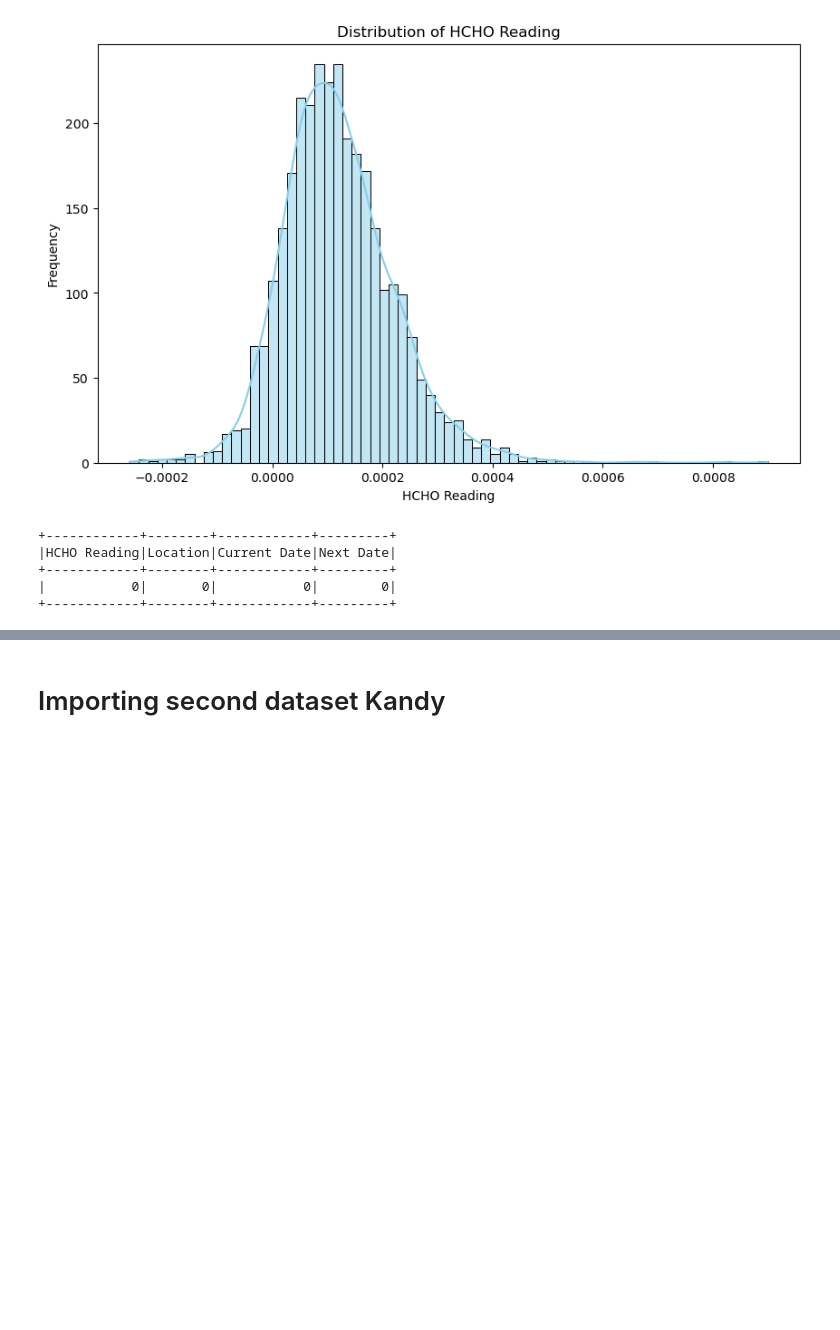
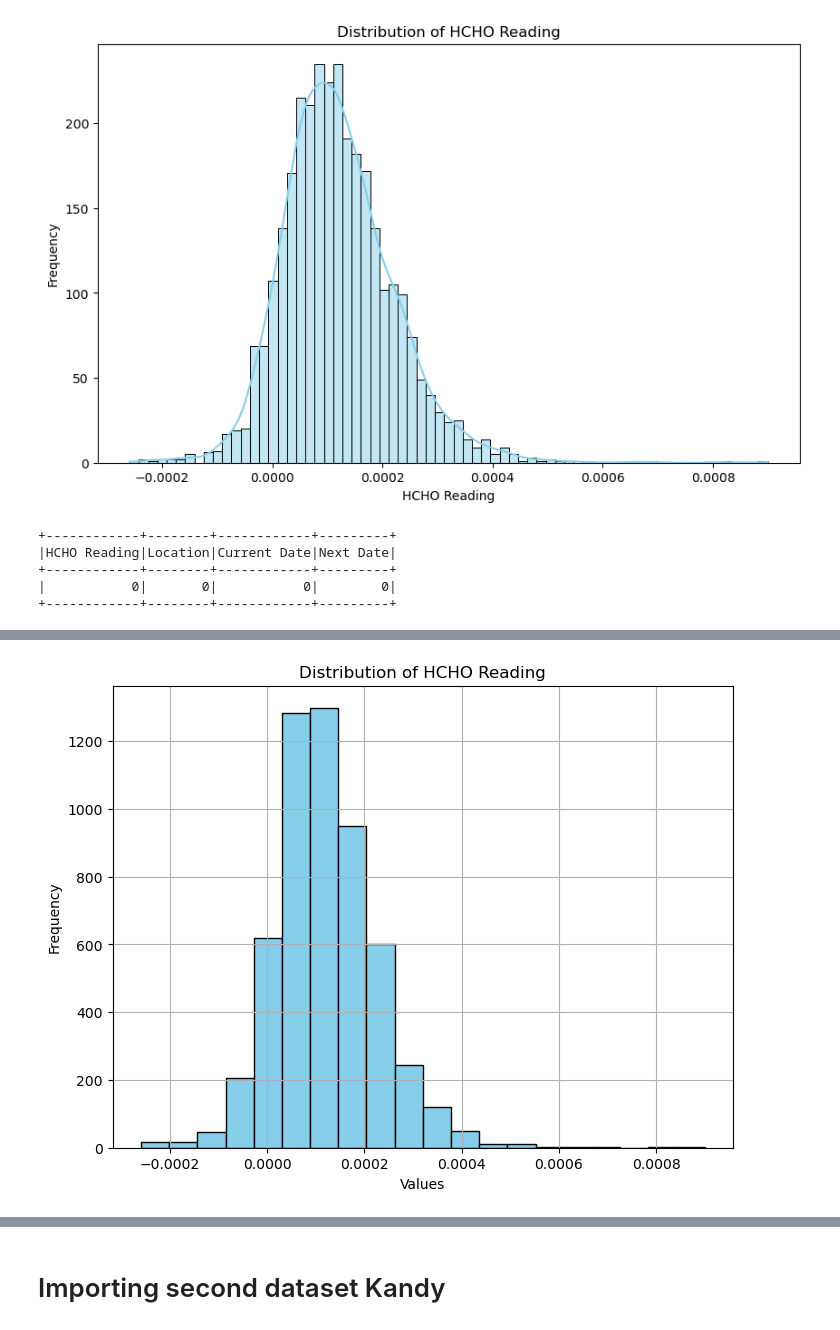
Before and after one commit to Inupa6677/Data-Engineering-HCHO-gas-prediction-, a Jupyter notebook: Data Engineering Coursework.ipynb, the cells around one changed output, grey strips where cells are left out. Saved outputs shown, nothing was run; the diff lists cells and outputs as text; code cells hidden in the pictures; blank space fills up the shorter version.

```diff
--- a/Data Engineering Coursework.ipynb
+++ b/Data Engineering Coursework.ipynb
@@ -132,0 +151,3 @@ data_frame.show()
+# %%
+pandas_df_1 = data_frame.toPandas()
+pandas_df_1
@@ -132,0 +168,18 @@ data_frame.show()
+# %%
+import matplotlib.pyplot as plt
+
+# Assuming pandas_df_1 is your Pandas DataFrame
+
+# Selecting the feature "HCHO Reading"
+feature = "HCHO Reading"
+
+# Plot histogram for the selected feature
+plt.figure(figsize=(8, 6))
+plt.hist(pandas_df_1[feature], bins=20, color='skyblue', edgecolor='black')
+plt.title(f'Distribution of {feature}')
+plt.xlabel('Values')
+plt.ylabel('Frequency')
+plt.grid(True)
+plt.show()
+# %% [output]
+[figure, added]
```
Also changed, not shown: parts of 21 cells of this notebook.
